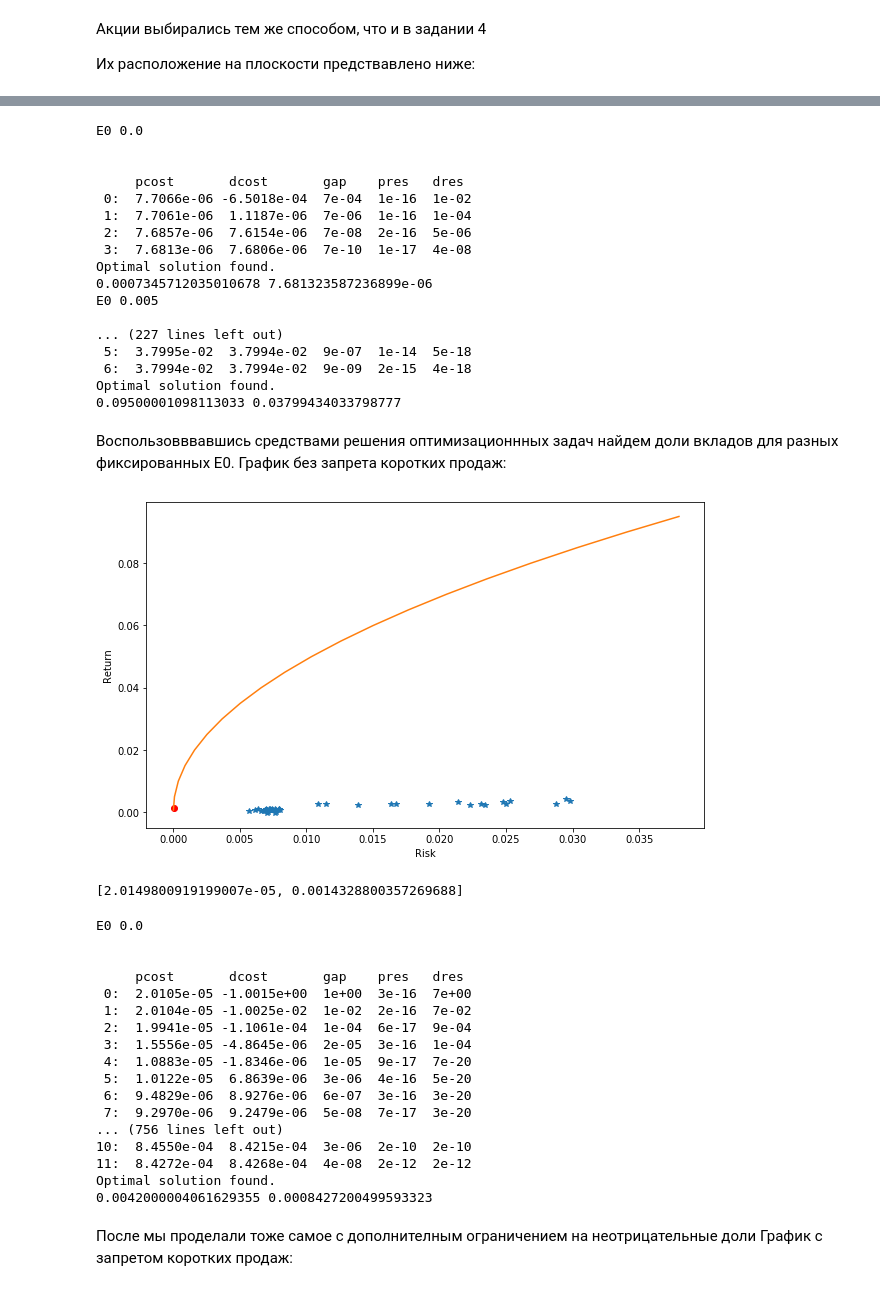
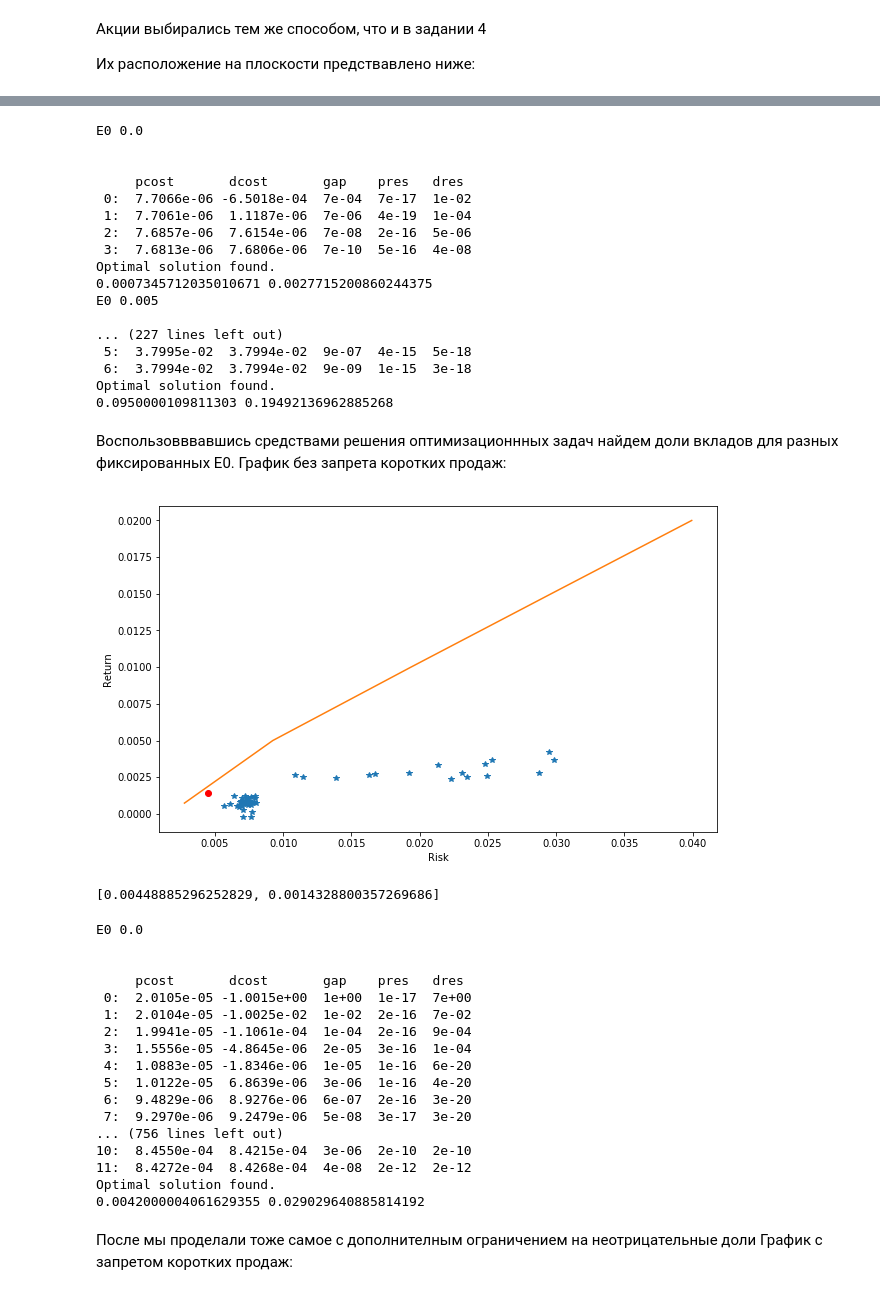
Before and after one commit to MaksimovArtem/stonks, a Jupyter notebook: Stonks.ipynb, the cells around one changed output, grey strips where cells are left out. Drawn from its saved outputs; the diff is of its cells as text; code cells hidden in the pictures.

```diff
--- a/Stonks.ipynb
+++ b/Stonks.ipynb
@@ -579,8 +583,8 @@ def get_optimal_pack(Tickers):
                 sigma2.append(X[i]*X[j]* C[i][j])
         sigma2 = sum(sigma2)
 
-        print(Rp,sigma2)
-        lambdas.append([Rp,sigma2])
+        print(Rp,sigma2**0.5)
+        lambdas.append([Rp,sigma2**0.5])
     return lambdas
 
 def get_optimal_pack_long_only(Tickers):
@@ -626,25 +630,28 @@ def get_optimal_pack_long_only(Tickers):
                 sigma2.append(X[i]*X[j]* C[i][j])
         sigma2 = sum(sigma2)
 
-        print(Rp,sigma2)
-        lambdas.append([Rp,sigma2])
+        print(Rp,sigma2**0.5)
+        lambdas.append([Rp,sigma2**0.5])
     return lambdas
 # %%
-C = [[covar_coefs(T2,T1) for T1 in Tickers] for T2 in Tickers] #sigma covar matrix
-X = [0.02 for i in range(50)]
-Es = []
-for ticker in Tickers:
-    E,_ = get_return_info(ticker)
-    Es.append(E)
-Rp = sum([X[i]*Es[i] for i in range(50)])
-sigma2 = []
-for i in range(50):
-    for j in range(50):
-        sigma2.append(X[i]*X[j]* C[i][j])
-sigma2 = sum(sigma2)
-Portfolio = [sigma2,Rp]
+def get_Portfolio(Tickers):
+    C = [[covar_coefs(T2,T1) for T1 in Tickers] for T2 in Tickers] #sigma covar matrix
+    X = [0.02 for i in range(50)]
+    Es = []
+    for ticker in Tickers:
+        E,_ = get_return_info(ticker)
+        Es.append(E)
+    Rp = sum([X[i]*Es[i] for i in range(50)])
+    sigma2 = []
+    for i in range(50):
+        for j in range(50):
+            sigma2.append(X[i]*X[j]* C[i][j])
+    sigma2 = sum(sigma2)
+    Portfolio = [sigma2**0.5,Rp]
+    return Portfolio
+Portfolio = get_Portfolio(Tickers)
 # %%
-def plot_optimal_pack(lambdas, Portfolio):
+def plot_optimal_pack(lambdas, Portfolio, Tickers):
     rets=[]
     risks=[]
     Xes = [X for [Y,X] in lambdas]
@@ -669,28 +676,28 @@ E0 0.0
 
 
      pcost       dcost       gap    pres   dres
- 0:  7.7066e-06 -6.5018e-04  7e-04  1e-16  1e-02
- 1:  7.7061e-06  1.1187e-06  7e-06  1e-16  1e-04
+ 0:  7.7066e-06 -6.5018e-04  7e-04  7e-17  1e-02
+ 1:  7.7061e-06  1.1187e-06  7e-06  4e-19  1e-04
  2:  7.6857e-06  7.6154e-06  7e-08  2e-16  5e-06
- 3:  7.6813e-06  7.6806e-06  7e-10  1e-17  4e-08
+ 3:  7.6813e-06  7.6806e-06  7e-10  5e-16  4e-08
 Optimal solution found.
-0.0007345712035010678 7.681323587236899e-06
+0.0007345712035010671 0.0027715200860244375
 E0 0.005
 
 ... (227 lines left out)
- 5:  3.7995e-02  3.7994e-02  9e-07  1e-14  5e-18
- 6:  3.7994e-02  3.7994e-02  9e-09  2e-15  4e-18
+ 5:  3.7995e-02  3.7994e-02  9e-07  4e-15  5e-18
+ 6:  3.7994e-02  3.7994e-02  9e-09  1e-15  3e-18
 Optimal solution found.
-0.09500001098113033 0.03799434033798777
+0.0950000109811303 0.19492136962885268
 # %% [markdown]
 Воспользовввавшись средствами решения оптимизационнных задач найдем доли вкладов для разных фиксированных E0.
 График без запрета коротких продаж:
 # %%
-plot_optimal_pack(lambdas,Portfolio)
+plot_optimal_pack(lambdas[:5],Portfolio, Tickers)
 print(Portfolio)
 # %% [output]
-[figure, old version]
+[figure, new version]
-[2.0149800919199007e-05, 0.0014328800357269688]
+[0.00448885296252829, 0.0014328800357269686]
 # %%
 lambdas_long_only = get_optimal_pack_long_only(Tickers)
 # %% [output]
@@ -698,19 +705,19 @@ E0 0.0
 
 
      pcost       dcost       gap    pres   dres
- 0:  2.0105e-05 -1.0015e+00  1e+00  3e-16  7e+00
+ 0:  2.0105e-05 -1.0015e+00  1e+00  1e-17  7e+00
  1:  2.0104e-05 -1.0025e-02  1e-02  2e-16  7e-02
- 2:  1.9941e-05 -1.1061e-04  1e-04  6e-17  9e-04
+ 2:  1.9941e-05 -1.1061e-04  1e-04  2e-16  9e-04
  3:  1.5556e-05 -4.8645e-06  2e-05  3e-16  1e-04
- 4:  1.0883e-05 -1.8346e-06  1e-05  9e-17  7e-20
- 5:  1.0122e-05  6.8639e-06  3e-06  4e-16  5e-20
- 6:  9.4829e-06  8.9276e-06  6e-07  3e-16  3e-20
- 7:  9.2970e-06  9.2479e-06  5e-08  7e-17  3e-20
+ 4:  1.0883e-05 -1.8346e-06  1e-05  1e-16  6e-20
+ 5:  1.0122e-05  6.8639e-06  3e-06  1e-16  4e-20
+ 6:  9.4829e-06  8.9276e-06  6e-07  2e-16  3e-20
+ 7:  9.2970e-06  9.2479e-06  5e-08  3e-17  3e-20
 ... (756 lines left out)
 10:  8.4550e-04  8.4215e-04  3e-06  2e-10  2e-10
 11:  8.4272e-04  8.4268e-04  4e-08  2e-12  2e-12
 Optimal solution found.
-0.0042000004061629355 0.0008427200499593323
+0.0042000004061629355 0.029029640885814192
 # %% [markdown]
 После мы проделали тоже самое с дополнителным ограничением на неотрицательные доли
 График с запретом коротких продаж:
```
Also changed, not shown: parts of 31 cells of this notebook.
